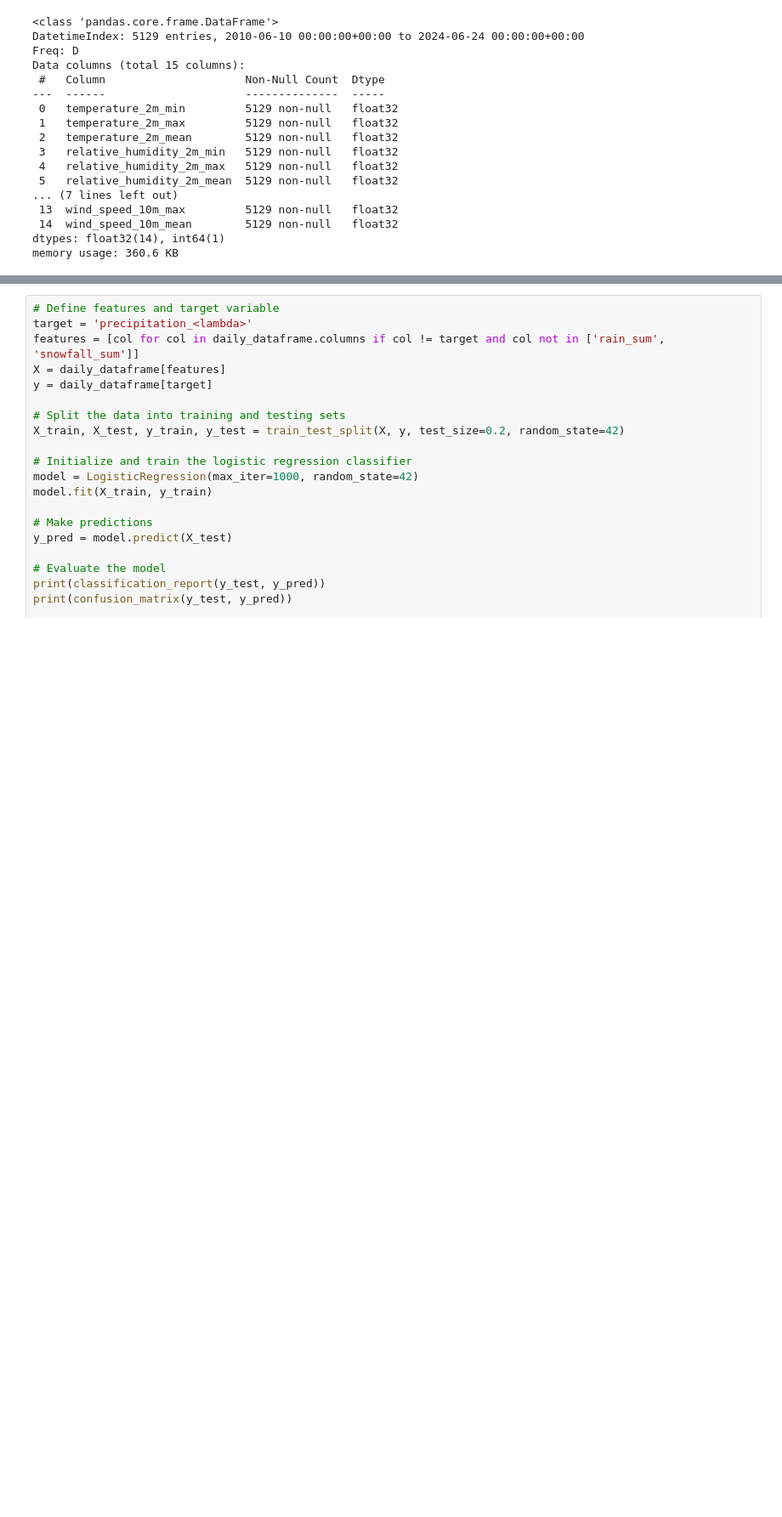
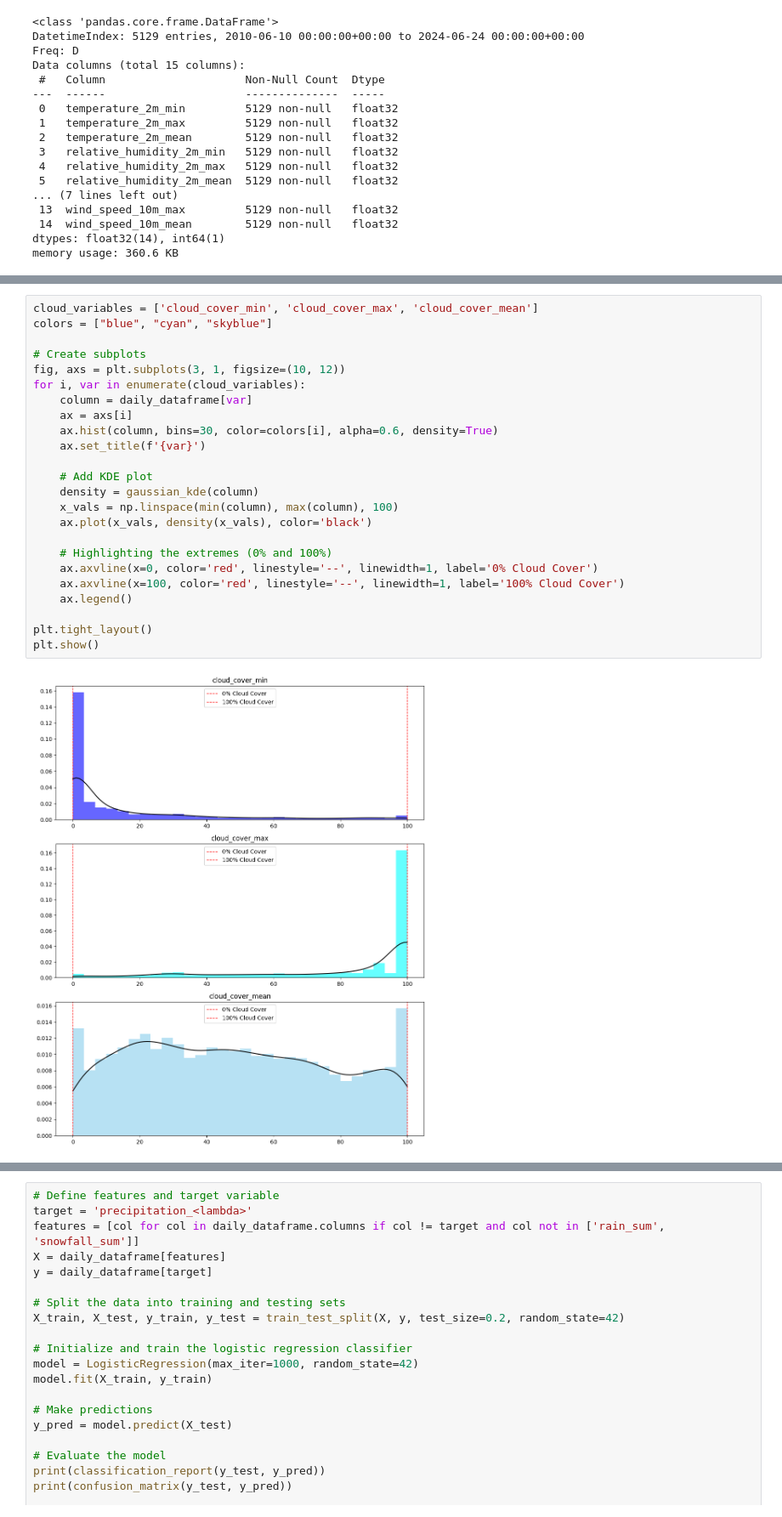
Before and after one commit to patrick-hsbr/fh_mtm_ml_project, a Jupyter notebook: weather_prediction.ipynb, the cells around one changed output, grey strips where cells are left out. Shown at 85% size. Cells and saved outputs as stored; diff of their text form; blank space fills up the shorter version.

```diff
--- a/weather_prediction.ipynb
+++ b/weather_prediction.ipynb
@@ -202,0 +319,26 @@ plt.show()
+# %%
+cloud_variables = ['cloud_cover_min', 'cloud_cover_max', 'cloud_cover_mean']
+colors = ["blue", "cyan", "skyblue"]
+
+# Create subplots
+fig, axs = plt.subplots(3, 1, figsize=(10, 12))
+for i, var in enumerate(cloud_variables):
+    column = daily_dataframe[var]
+    ax = axs[i]
+    ax.hist(column, bins=30, color=colors[i], alpha=0.6, density=True)
+    ax.set_title(f'{var}')
+
+    # Add KDE plot
+    density = gaussian_kde(column)
+    x_vals = np.linspace(min(column), max(column), 100)
+    ax.plot(x_vals, density(x_vals), color='black')
+
+    # Highlighting the extremes (0% and 100%)
+    ax.axvline(x=0, color='red', linestyle='--', linewidth=1, label='0% Cloud Cover')
+    ax.axvline(x=100, color='red', linestyle='--', linewidth=1, label='100% Cloud Cover')
+    ax.legend()
+
+plt.tight_layout()
+plt.show()
+# %% [output]
+[figure, added]
```
Also changed, not shown: parts of 19 cells of this notebook.
